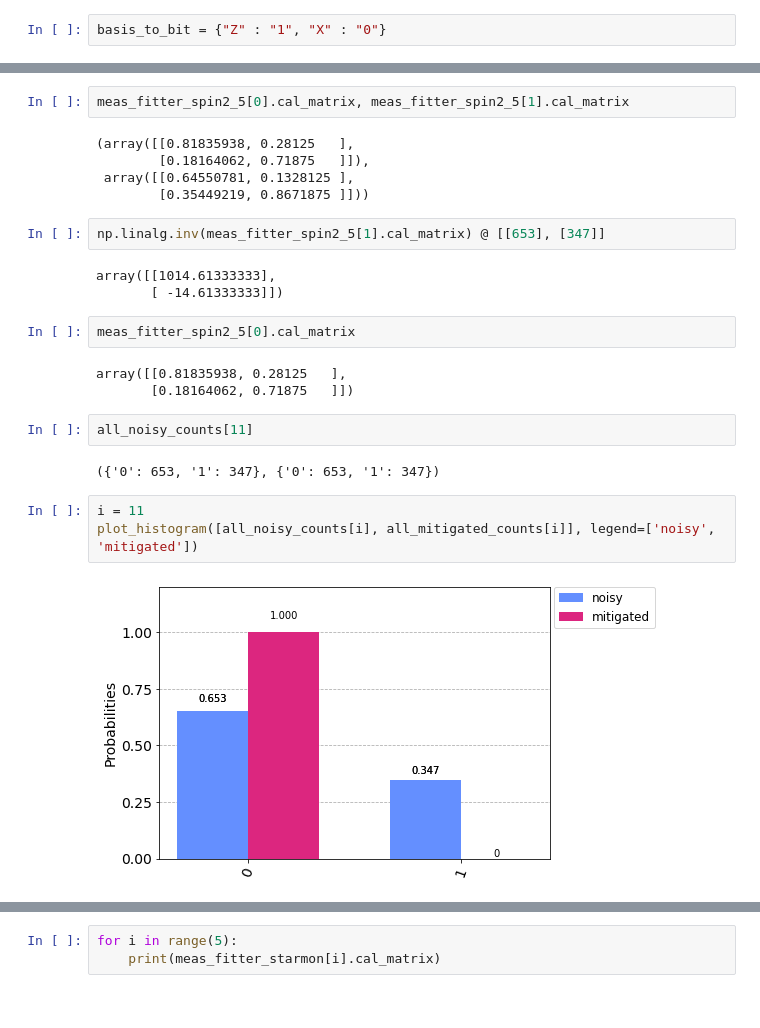
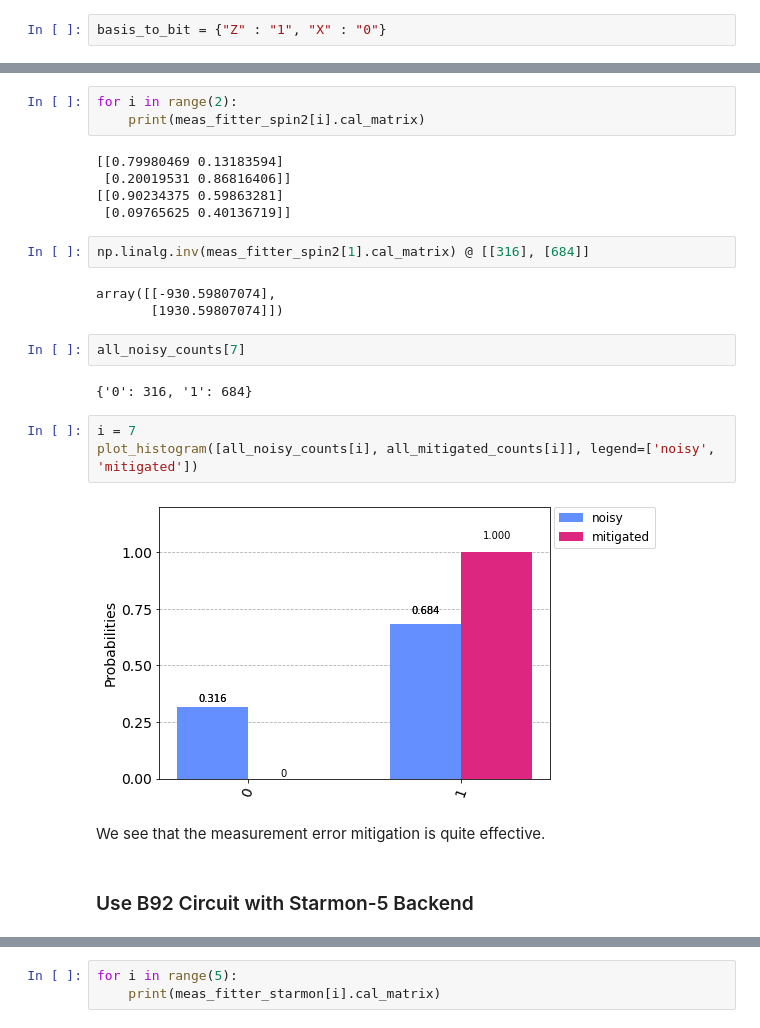
Before and after one commit to Allenator/QUACKD-Bot, a Jupyter notebook: b92-circuit-nbs/B92_Circuit_Hardware.ipynb, the cells around one changed output, grey strips where cells are left out. Drawn from its saved outputs; the diff is of its cells as text.

```diff
--- a/b92-circuit-nbs/B92_Circuit_Hardware.ipynb
+++ b/b92-circuit-nbs/B92_Circuit_Hardware.ipynb
@@ -319,27 +220,27 @@ Elapsed Time: 207.53 seconds
-# %%
-meas_fitter_spin2_5[0].cal_matrix, meas_fitter_spin2_5[1].cal_matrix
-# %% [output]
-(array([[0.81835938, 0.28125   ],
-        [0.18164062, 0.71875   ]]),
- array([[0.64550781, 0.1328125 ],
-        [0.35449219, 0.8671875 ]]))
+# %%
+for i in range(2):
+    print(meas_fitter_spin2[i].cal_matrix)
+# %% [output]
+[[0.79980469 0.13183594]
+ [0.20019531 0.86816406]]
+[[0.90234375 0.59863281]
+ [0.09765625 0.40136719]]
 # %%
-np.linalg.inv(meas_fitter_spin2_5[1].cal_matrix) @ [[653], [347]]
+np.linalg.inv(meas_fitter_spin2[1].cal_matrix) @ [[316], [684]]
 # %% [output]
-array([[1014.61333333],
-       [ -14.61333333]])
+array([[-930.59807074],
+       [1930.59807074]])
-# %%
-meas_fitter_spin2_5[0].cal_matrix
-# %% [output]
-array([[0.81835938, 0.28125   ],
-       [0.18164062, 0.71875   ]])
 # %%
-all_noisy_counts[11]
+all_noisy_counts[7]
 # %% [output]
-({'0': 653, '1': 347}, {'0': 653, '1': 347})
+{'0': 316, '1': 684}
 # %%
-i = 11
+i = 7
 plot_histogram([all_noisy_counts[i], all_mitigated_counts[i]], legend=['noisy', 'mitigated'])
 # %% [output]
-[figure, old version]
+[figure, new version]
+# %% [markdown]
+We see that the measurement error mitigation is quite effective.
+# %% [markdown]
+### Use B92 Circuit with Starmon-5 Backend
 # %%
```
Also changed, not shown: parts of 33 cells of this notebook.
